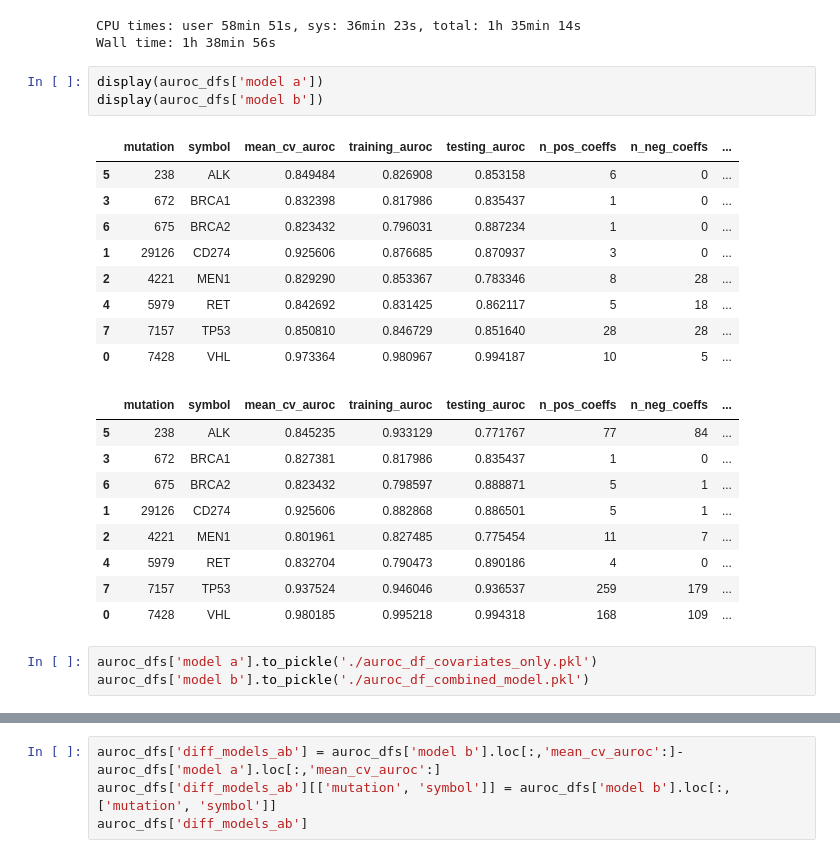
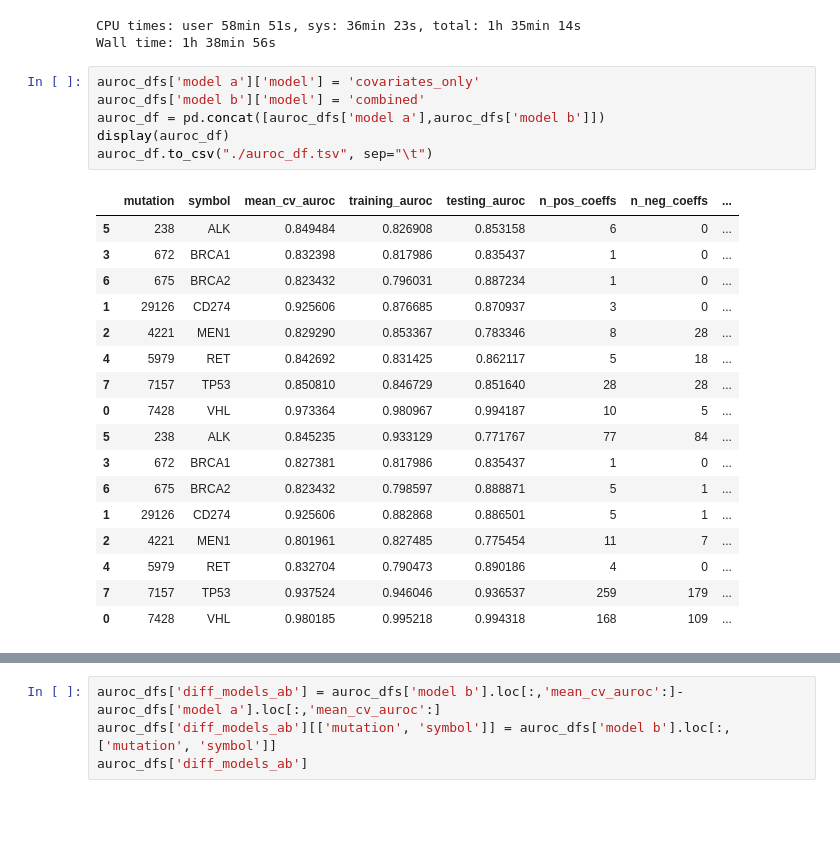
Before and after one commit to joshlevy89/machine-learning, a Jupyter notebook: explore/marginal-gain/1.Marginal-Gain-Multiple-Mutations.ipynb, the cells around one changed output, grey strips where cells are left out. Saved outputs shown, nothing was run; the diff lists cells and outputs as text; blank space fills up the shorter version.

Commit message:
Combined auroc dataframes for each model into one model and saved as tsv rather than pkl

```diff
--- a/explore/marginal-gain/1.Marginal-Gain-Multiple-Mutations.ipynb
+++ b/explore/marginal-gain/1.Marginal-Gain-Multiple-Mutations.ipynb
@@ -232,28 +232,27 @@ auroc_dfs['model b'].sort_values(['symbol', 'testing_auroc'], ascending=[True, F
 # %% [output]
 CPU times: user 58min 51s, sys: 36min 23s, total: 1h 35min 14s
 Wall time: 1h 38min 56s
-# %%
-display(auroc_dfs['model a'])
-display(auroc_dfs['model b'])
-# %% [output]
-|  | mutation | symbol | mean_cv_auroc | training_auroc | testing_auroc | n_pos_coeffs | n_neg_coeffs | ... |
-| 5 | 238 | ALK | 0.849484 | 0.826908 | 0.853158 | 6 | 0 | ... |
-| 3 | 672 | BRCA1 | 0.832398 | 0.817986 | 0.835437 | 1 | 0 | ... |
-| 6 | 675 | BRCA2 | 0.823432 | 0.796031 | 0.887234 | 1 | 0 | ... |
-| 1 | 29126 | CD274 | 0.925606 | 0.876685 | 0.870937 | 3 | 0 | ... |
-| 2 | 4221 | MEN1 | 0.829290 | 0.853367 | 0.783346 | 8 | 28 | ... |
-| 4 | 5979 | RET | 0.842692 | 0.831425 | 0.862117 | 5 | 18 | ... |
-| 7 | 7157 | TP53 | 0.850810 | 0.846729 | 0.851640 | 28 | 28 | ... |
-| 0 | 7428 | VHL | 0.973364 | 0.980967 | 0.994187 | 10 | 5 | ... |
-|  | mutation | symbol | mean_cv_auroc | training_auroc | testing_auroc | n_pos_coeffs | n_neg_coeffs | ... |
-| 5 | 238 | ALK | 0.845235 | 0.933129 | 0.771767 | 77 | 84 | ... |
-| 3 | 672 | BRCA1 | 0.827381 | 0.817986 | 0.835437 | 1 | 0 | ... |
-| 6 | 675 | BRCA2 | 0.823432 | 0.798597 | 0.888871 | 5 | 1 | ... |
-| 1 | 29126 | CD274 | 0.925606 | 0.882868 | 0.886501 | 5 | 1 | ... |
-| 2 | 4221 | MEN1 | 0.801961 | 0.827485 | 0.775454 | 11 | 7 | ... |
-| 4 | 5979 | RET | 0.832704 | 0.790473 | 0.890186 | 4 | 0 | ... |
-| 7 | 7157 | TP53 | 0.937524 | 0.946046 | 0.936537 | 259 | 179 | ... |
-| 0 | 7428 | VHL | 0.980185 | 0.995218 | 0.994318 | 168 | 109 | ... |
-# %%
-auroc_dfs['model a'].to_pickle('./auroc_df_covariates_only.pkl')
-auroc_dfs['model b'].to_pickle('./auroc_df_combined_model.pkl')
+# %%
+auroc_dfs['model a']['model'] = 'covariates_only'
+auroc_dfs['model b']['model'] = 'combined'
+auroc_df = pd.concat([auroc_dfs['model a'],auroc_dfs['model b']])
+display(auroc_df)
+auroc_df.to_csv("./auroc_df.tsv", sep="\t")
+# %% [output]
+|  | mutation | symbol | mean_cv_auroc | training_auroc | testing_auroc | n_pos_coeffs | n_neg_coeffs | ... |
+| 5 | 238 | ALK | 0.849484 | 0.826908 | 0.853158 | 6 | 0 | ... |
+| 3 | 672 | BRCA1 | 0.832398 | 0.817986 | 0.835437 | 1 | 0 | ... |
+| 6 | 675 | BRCA2 | 0.823432 | 0.796031 | 0.887234 | 1 | 0 | ... |
+| 1 | 29126 | CD274 | 0.925606 | 0.876685 | 0.870937 | 3 | 0 | ... |
+| 2 | 4221 | MEN1 | 0.829290 | 0.853367 | 0.783346 | 8 | 28 | ... |
+| 4 | 5979 | RET | 0.842692 | 0.831425 | 0.862117 | 5 | 18 | ... |
+| 7 | 7157 | TP53 | 0.850810 | 0.846729 | 0.851640 | 28 | 28 | ... |
+| 0 | 7428 | VHL | 0.973364 | 0.980967 | 0.994187 | 10 | 5 | ... |
+| 5 | 238 | ALK | 0.845235 | 0.933129 | 0.771767 | 77 | 84 | ... |
+| 3 | 672 | BRCA1 | 0.827381 | 0.817986 | 0.835437 | 1 | 0 | ... |
+| 6 | 675 | BRCA2 | 0.823432 | 0.798597 | 0.888871 | 5 | 1 | ... |
+| 1 | 29126 | CD274 | 0.925606 | 0.882868 | 0.886501 | 5 | 1 | ... |
+| 2 | 4221 | MEN1 | 0.801961 | 0.827485 | 0.775454 | 11 | 7 | ... |
+| 4 | 5979 | RET | 0.832704 | 0.790473 | 0.890186 | 4 | 0 | ... |
+| 7 | 7157 | TP53 | 0.937524 | 0.946046 | 0.936537 | 259 | 179 | ... |
+| 0 | 7428 | VHL | 0.980185 | 0.995218 | 0.994318 | 168 | 109 | ... |
```
Also changed, not shown: parts of 1 cell of this notebook, 3 other files.
